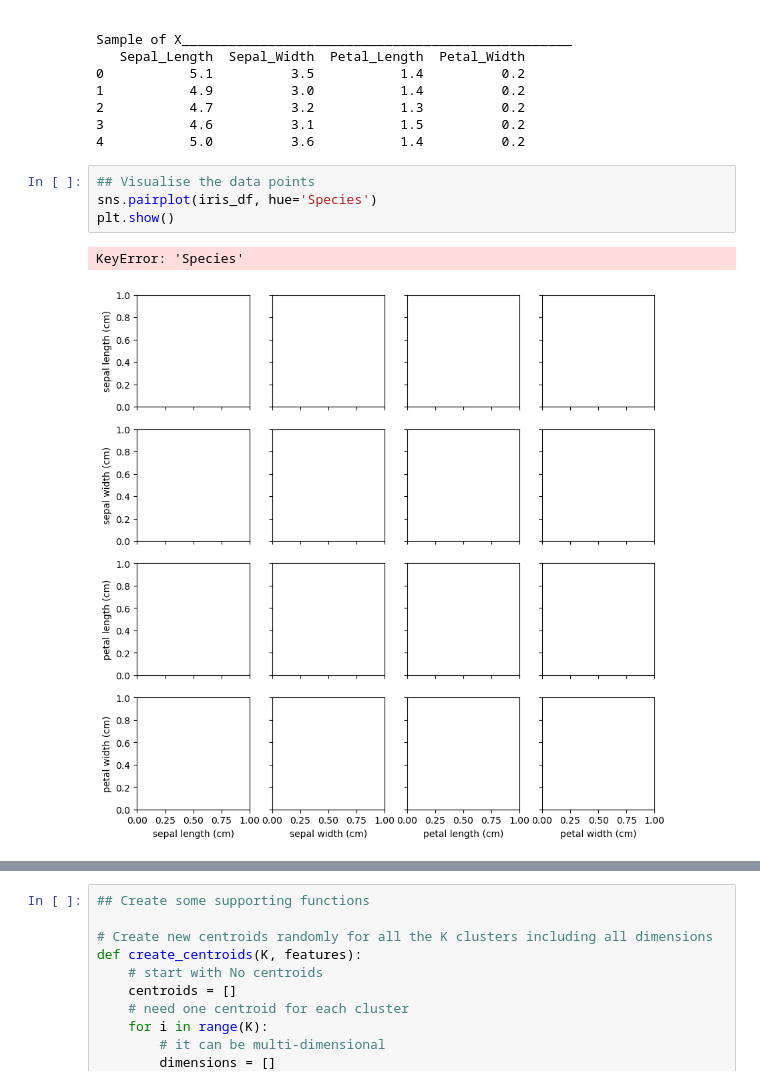
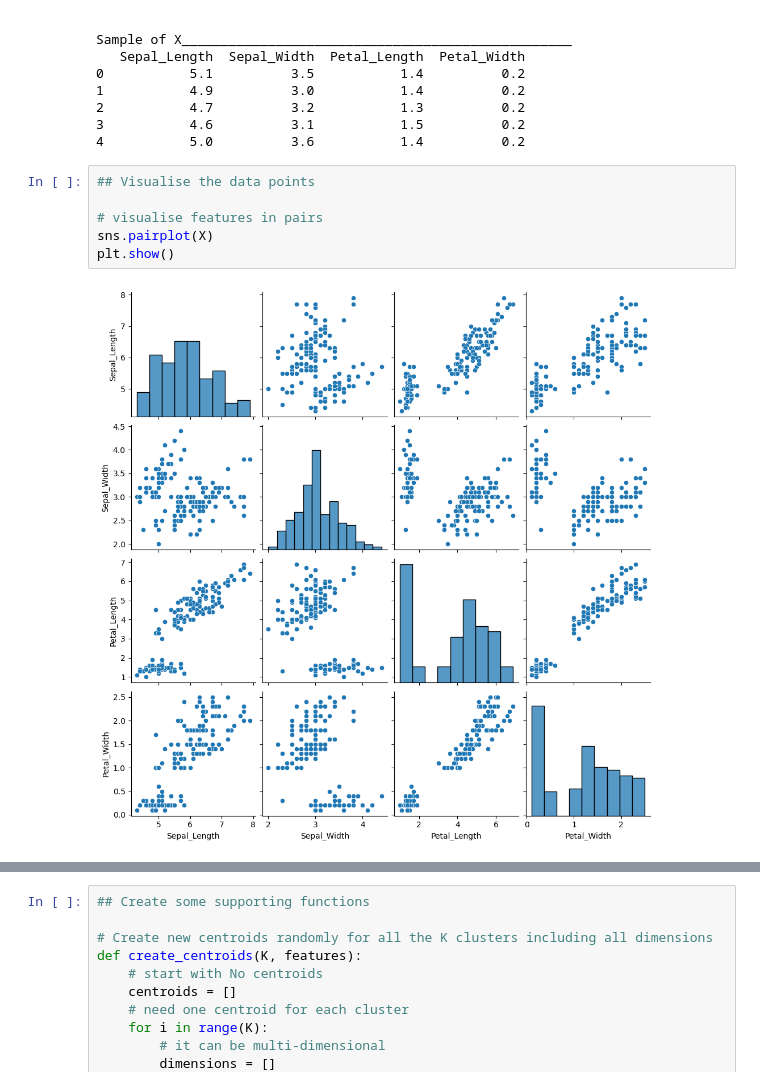
Before and after one commit to shar05melb/iod, a Jupyter notebook: Module 6/IOD_Lab-6_1.ipynb, the cells around one changed output, grey strips where cells are left out. Saved outputs shown, nothing was run; the diff lists cells and outputs as text.

```diff
--- a/Module 6/IOD_Lab-6_1.ipynb
+++ b/Module 6/IOD_Lab-6_1.ipynb
@@ -103,8 +103,9 @@ Sample of X__________________________________________________
 4           5.0          3.6           1.4          0.2
 # %%
 ## Visualise the data points
-sns.pairplot(iris_df, hue='Species')
+
+# visualise features in pairs
+sns.pairplot(X)
 plt.show()
 # %% [output]
-KeyError: 'Species'
-[figure, old version]
+[figure, new version]
```
Also changed, not shown: parts of 4 cells of this notebook, 2 other files.
